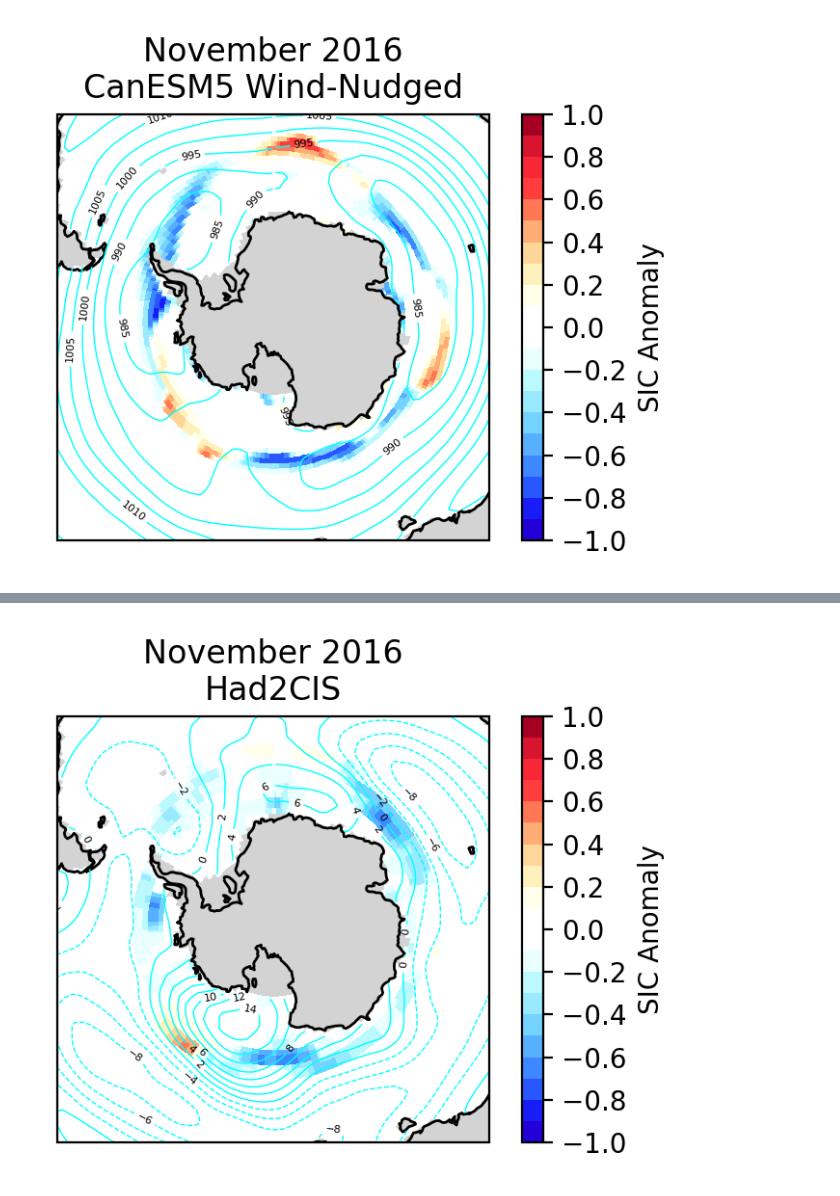
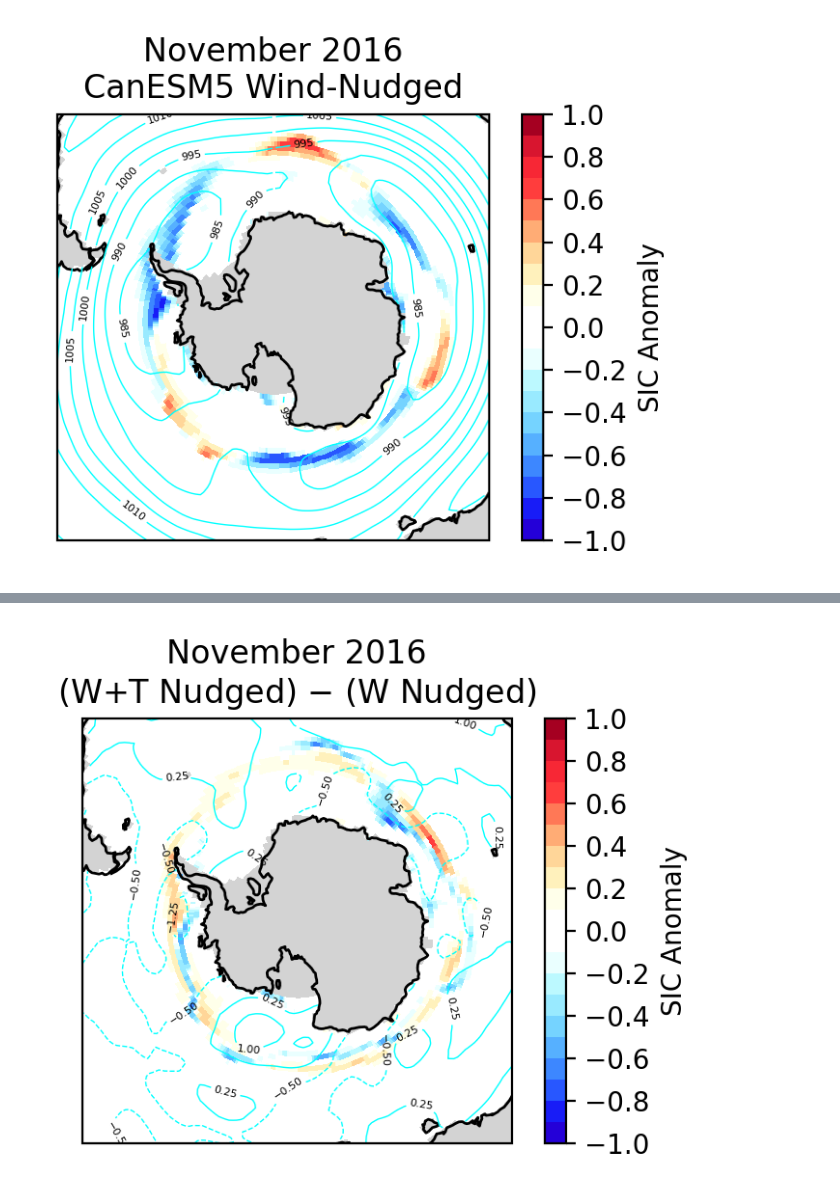
Before and after one commit to bobby-payne/icepack, a Jupyter notebook: Spatial Plots.ipynb, the cells around one changed output, grey strips where cells are left out. Cells and saved outputs as stored; diff of their text form; code cells hidden in the pictures.

```diff
--- a/Spatial Plots.ipynb
+++ b/Spatial Plots.ipynb
@@ -195,5 +201,7 @@ fieldplot(sic_anom_CanESM5_1950,psl_CanESM5_1950,month=month,year=year,title=tit
+# %%
+fieldplot(sic_anom_CanESM5_1950full-sic_anom_CanESM5_1950,psl_CanESM5_1950full-psl_CanESM5_1950,np.arange(-5,5,.75),month=month,year=year,title=title+"\n(W+T Nudged) $-$ (W Nudged)")
+# %% [output]
+[figure, added]
 # %%
-fieldplot(sic_anom_Had2CIS,psl_anom_ERA5,np.arange(-20,20,2),month=month,year=year,title=title+"\nHad2CIS")
+# fieldplot(sic_anom_Had2CIS,psl_anom_ERA5,np.arange(-20,20,2),month=month,year=year,title=title+"\nHad2CIS")
-# %% [output]
-[figure, removed]
 # %%
```
Also changed, not shown: parts of 4 cells of this notebook.
